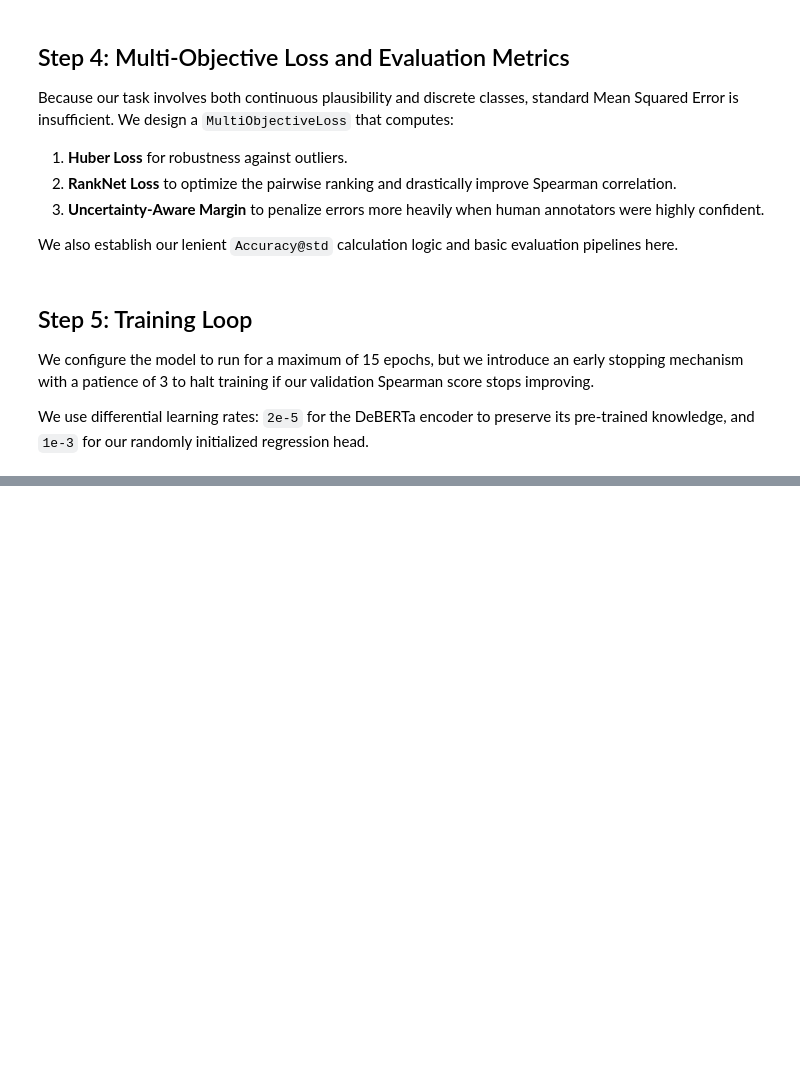
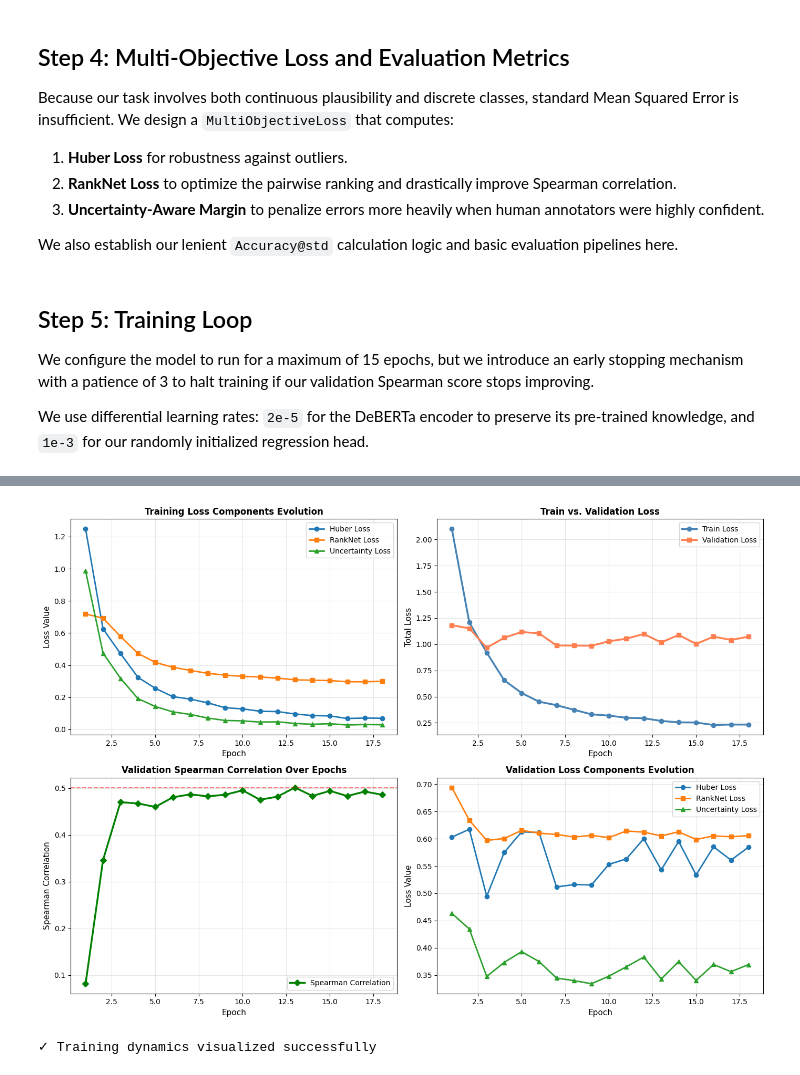
Before and after one commit to moodymoeed/Word-Sense-Disambiguation-SemEval26-Task-5, a Jupyter notebook: notebooks/Group02_final_code.ipynb, the cells around one changed output, grey strips where cells are left out. Drawn from its saved outputs; the diff is of its cells as text; code cells hidden in the pictures; blank space fills up the shorter version.

Commit message:
updated notebook with a new run and lots of graphs

```diff
--- a/notebooks/Group02_final_code.ipynb
+++ b/notebooks/Group02_final_code.ipynb
@@ -427,0 +484,55 @@ Plotting final Confusion Matrix with Optimized Thresholds...
+# %%
+# Plot training dynamics
+epochs_range = range(1, len(metrics["train_losses"]) + 1)
+
+fig, axes = plt.subplots(2, 2, figsize=(14, 10))
+
+# Loss Component Evolution (Training)
+ax = axes[0, 0]
+ax.plot(epochs_range, metrics["huber_losses"], label="Huber Loss", marker='o', linewidth=2)
+ax.plot(epochs_range, metrics["ranknet_losses"], label="RankNet Loss", marker='s', linewidth=2)
+ax.plot(epochs_range, metrics["uncertainty_losses"], label="Uncertainty Loss", marker='^', linewidth=2)
+ax.set_xlabel("Epoch", fontsize=11)
+ax.set_ylabel("Loss Value", fontsize=11)
+ax.set_title("Training Loss Components Evolution", fontsize=12, fontweight='bold')
+ax.legend(fontsize=10)
+ax.grid(True, alpha=0.3)
+
+# Total Loss Comparison
+ax = axes[0, 1]
+ax.plot(epochs_range, metrics["train_losses"], label="Train Loss", marker='o', linewidth=2.5, color='steelblue')
+ax.plot(epochs_range, metrics["val_losses"], label="Validation Loss", marker='s', linewidth=2.5, color='coral')
+ax.set_xlabel("Epoch", fontsize=11)
+ax.set_ylabel("Total Loss", fontsize=11)
+ax.set_title("Train vs. Validation Loss", fontsize=12, fontweight='bold')
+ax.legend(fontsize=10)
+ax.grid(True, alpha=0.3)
+
+# Spearman Correlation Evolution
+ax = axes[1, 0]
+ax.plot(epochs_range, metrics["spearman_scores"], label="Spearman Correlation", marker='D', linewidth=2.5, color='green')
+ax.set_xlabel("Epoch", fontsize=11)
+ax.set_ylabel("Spearman Correlation", fontsize=11)
+ax.set_title("Validation Spearman Correlation Over Epochs", fontsize=12, fontweight='bold')
+ax.legend(fontsize=10)
+ax.grid(True, alpha=0.3)
+ax.axhline(y=max(metrics["spearman_scores"]), color='red', linestyle='--', alpha=0.5, label=f'Best: {max(metrics["spearman_scores"]):.4f}')
+
+# Validation Loss Components
+ax = axes[1, 1]
+ax.plot(epochs_range, metrics["val_huber_losses"], label="Huber Loss", marker='o', linewidth=2)
+ax.plot(epochs_range, metrics["val_ranknet_losses"], label="RankNet Loss", marker='s', linewidth=2)
+ax.plot(epochs_range, metrics["val_uncertainty_losses"], label="Uncertainty Loss", marker='^', linewidth=2)
+ax.set_xlabel("Epoch", fontsize=11)
+ax.set_ylabel("Loss Value", fontsize=11)
+ax.set_title("Validation Loss Components Evolution", fontsize=12, fontweight='bold')
+ax.legend(fontsize=10)
+ax.grid(True, alpha=0.3)
+
+plt.tight_layout()
+plt.show()
+
+print("✓ Training dynamics visualized successfully")
+# %% [output]
+[figure, added]
+✓ Training dynamics visualized successfully
```
Also changed, not shown: parts of 8 cells of this notebook.
